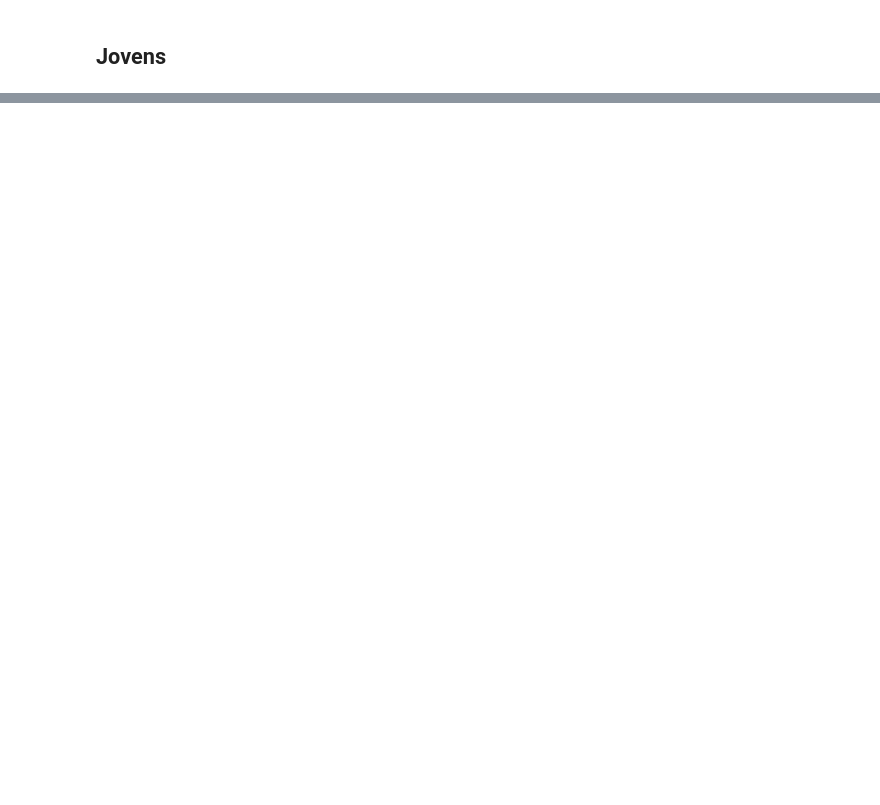
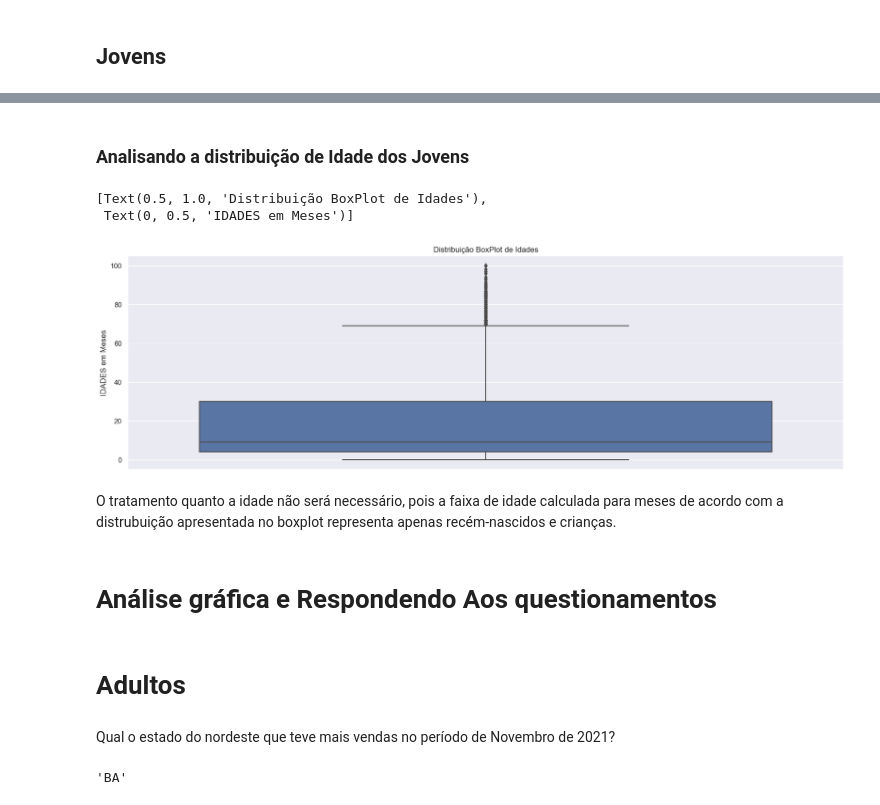
Before and after one commit to dimitriribeiro/medicamento-antimicrobianos, a Jupyter notebook: analise-exploratoria-medicamentos.ipynb, the cells around one changed output, grey strips where cells are left out. Cells and saved outputs as stored; diff of their text form; code cells hidden in the pictures; blank space fills up the shorter version.

Commit message:
análise de conclusão do projeto

```diff
--- a/analise-exploratoria-medicamentos.ipynb
+++ b/analise-exploratoria-medicamentos.ipynb
@@ -372,0 +545,3 @@ O campo QTD_VENDIDA apresenta 0.00% de valores nulos.
+# %%
+jovens.dropna(subset=['PRINCIPIO_ATIVO'], inplace=True)
+jovens.info()
@@ -372,0 +572,24 @@ O campo QTD_VENDIDA apresenta 0.00% de valores nulos.
+# %% [markdown]
+### Analisando a distribuição de Idade dos Jovens
+# %%
+fig, ax = plt.subplots(figsize=(20,6))
+
+jovens_idade_plot = sns.boxplot(y=jovens['IDADE'])
+
+jovens_idade_plot.set(title='Distribuição BoxPlot de Idades', ylabel='IDADES em Meses')
+# %% [output]
+[Text(0.5, 1.0, 'Distribuição BoxPlot de Idades'),
+ Text(0, 0.5, 'IDADES em Meses')]
+[figure, added]
+# %% [markdown]
+O tratamento quanto a idade não será necessário, pois a faixa de idade calculada para meses de acordo com a distrubuição apresentada no boxplot representa apenas recém-nascidos e crianças.
+# %% [markdown]
+# Análise gráfica e Respondendo Aos questionamentos
+# %% [markdown]
+# Adultos
+# %% [markdown]
+Qual o estado do nordeste que teve mais vendas no período de Novembro de 2021?
+# %%
+adultos_atualizado['UF_VENDA'].value_counts().index[0]
+# %% [output]
+'BA'
```
Also changed, not shown: parts of 56 cells of this notebook.
